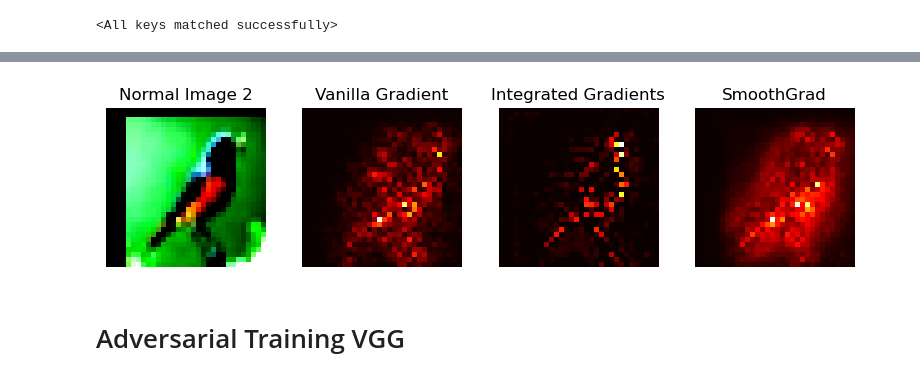
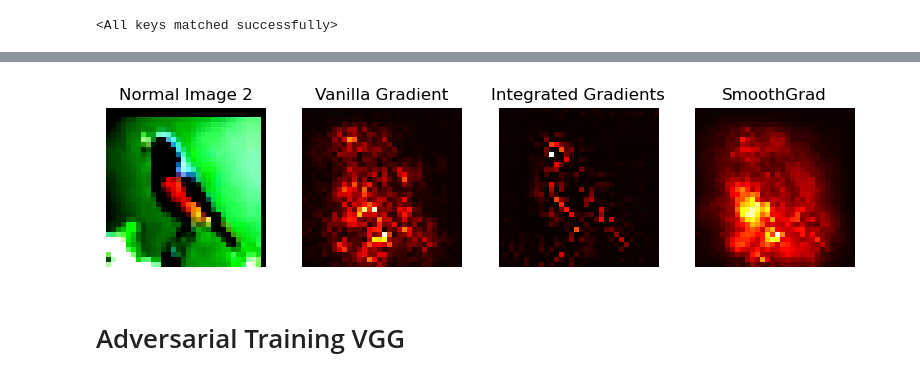
Before and after one commit to sanishsuwal7/ExplainableAI, a Jupyter notebook: vgg_saliency.ipynb, the cells around one changed output, grey strips where cells are left out. Cells and saved outputs as stored; diff of their text form; code cells hidden in the pictures.

```diff
--- a/vgg_saliency.ipynb
+++ b/vgg_saliency.ipynb
@@ -201,7 +201,7 @@ saliency = Saliency(model)
 a_batch_smoothgrad = NoiseTunnel(saliency).attribute(inputs = x_batch, target = y_batch, nt_type ='smoothgrad', nt_samples = 50, stdevs=0.15).sum(axis=1).cpu().numpy()
 x_batch, y_batch = x_batch.cpu().numpy(), y_batch.cpu().numpy()
 # %%
-index = indexes[6]
+index = indexes[1]
 nr_images = 2
 fig, axes = plt.subplots(nrows=1, ncols=4, figsize=(nr_images*4, int(nr_images)))
 
@@ -227,4 +227,4 @@ Clipping input data to the valid range for imshow with RGB data ([0..1] for floa
-[figure, old version]
+[figure, new version]
 # %% [markdown]
 # Adversarial Training VGG
 # %%
```
Also changed, not shown: parts of 13 cells of this notebook, 5 other files.
